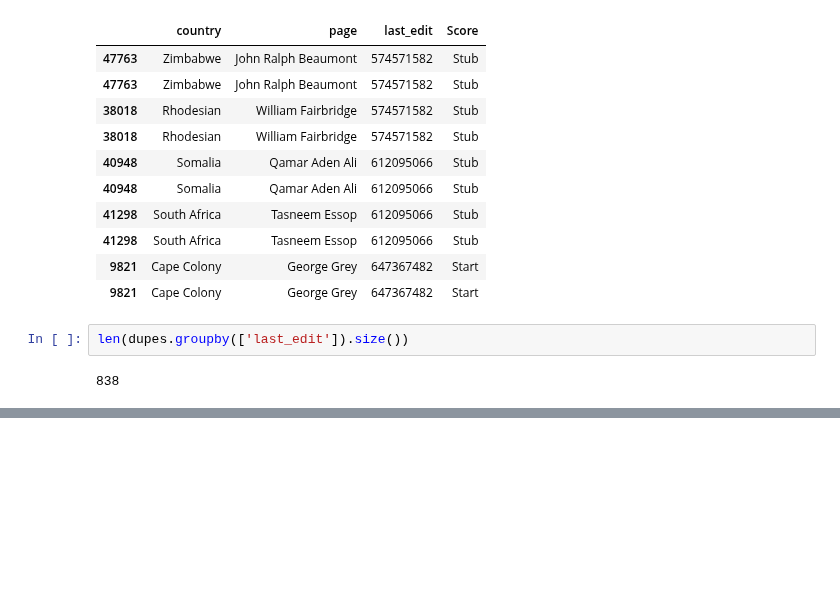
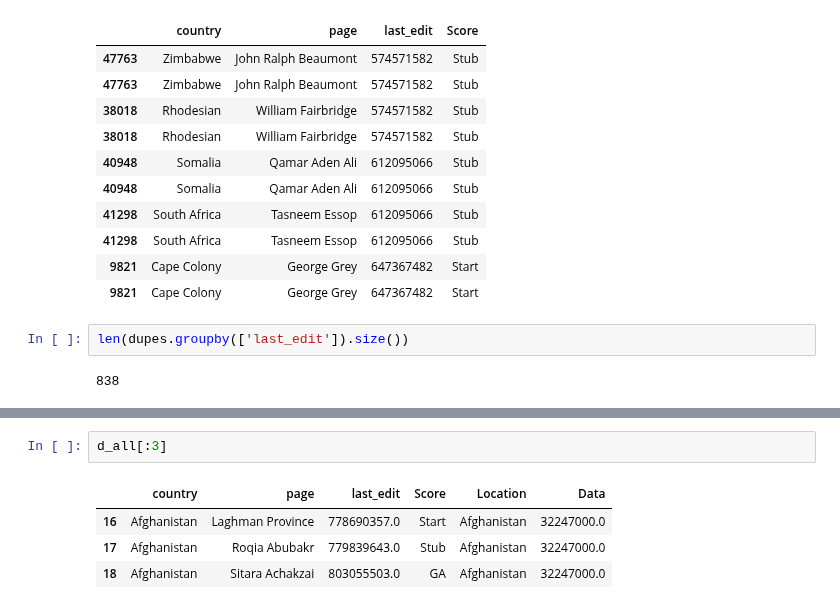
Before and after one commit to aenfield/Data512, a Jupyter notebook: data-512-a2/hcds-a2-bias.ipynb, the cells around one changed output, grey strips where cells are left out. Saved outputs shown, nothing was run; the diff lists cells and outputs as text; blank space fills up the shorter version.

```diff
--- a/data-512-a2/hcds-a2-bias.ipynb
+++ b/data-512-a2/hcds-a2-bias.ipynb
@@ -295,0 +464,7 @@ Name: last_edit, Length: 838, dtype: int64
+# %%
+d_all[:3]
+# %% [output]
+|  | country | page | last_edit | Score | Location | Data |
+| 16 | Afghanistan | Laghman Province | 778690357.0 | Start | Afghanistan | 32247000.0 |
+| 17 | Afghanistan | Roqia Abubakr | 779839643.0 | Stub | Afghanistan | 32247000.0 |
+| 18 | Afghanistan | Sitara Achakzai | 803055503.0 | GA | Afghanistan | 32247000.0 |
```
Also changed, not shown: parts of 55 cells of this notebook.
